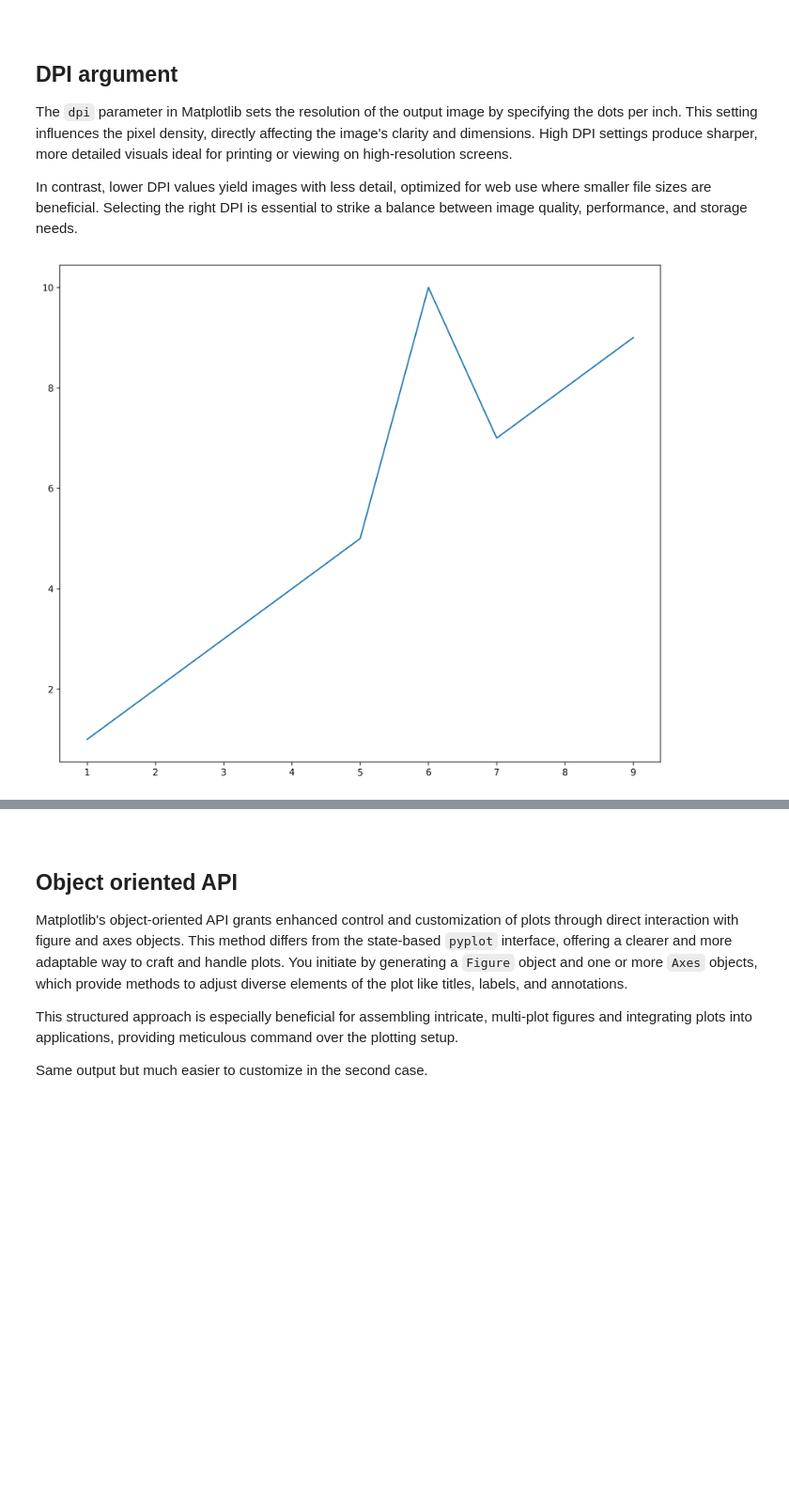
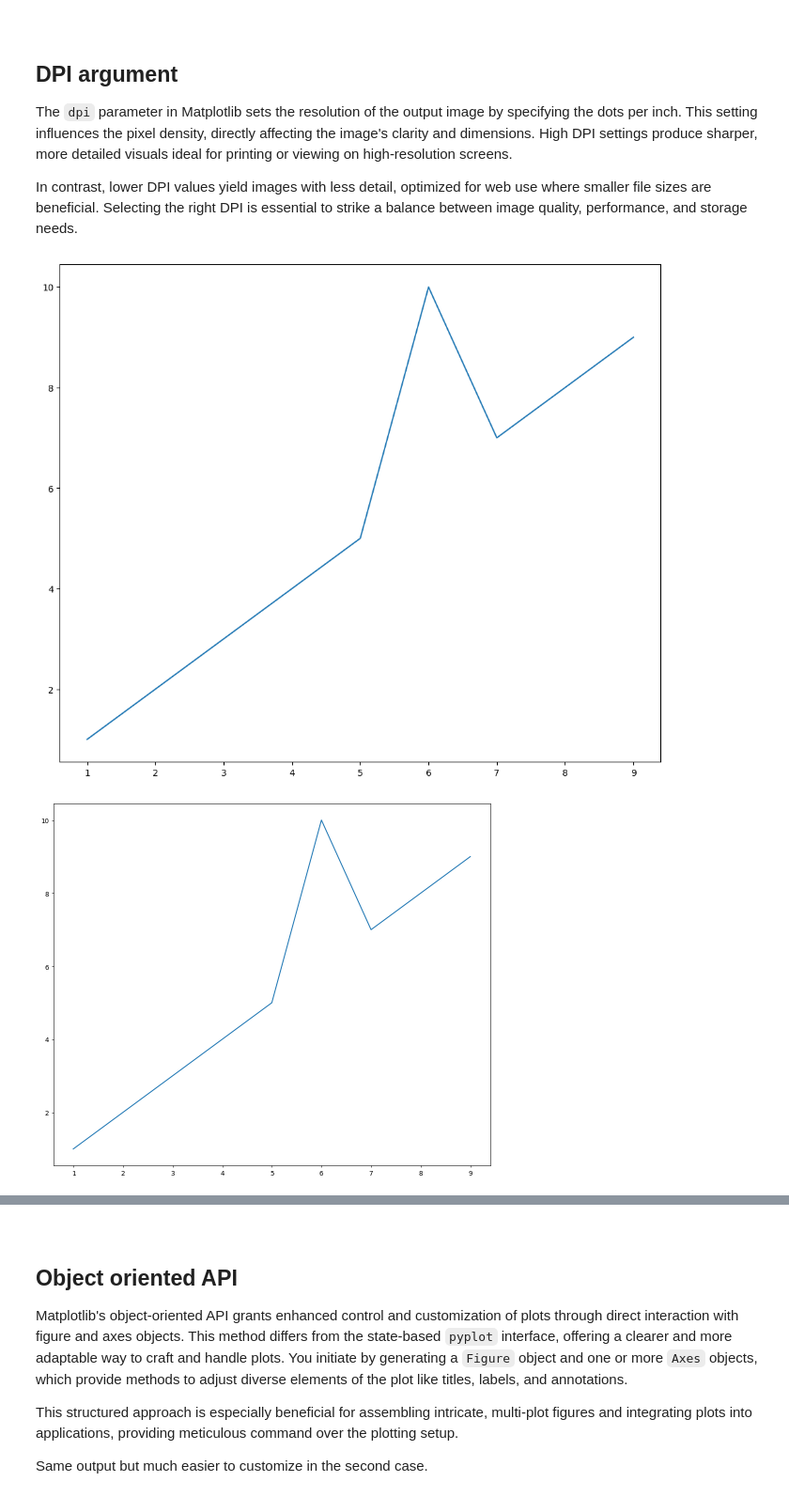
Before and after one commit to JosephBARBIERDARNAL/Sandbox, a Jupyter notebook: tips-matplotlib/matplotlib-tips.ipynb, the cells around one changed output, grey strips where cells are left out. Shown at 94% size. Cells and saved outputs as stored; diff of their text form; code cells hidden in the pictures; blank space fills up the shorter version.

```diff
--- a/tips-matplotlib/matplotlib-tips.ipynb
+++ b/tips-matplotlib/matplotlib-tips.ipynb
@@ -6,23 +6,50 @@
 The `dpi` parameter in Matplotlib sets the resolution of the output image by specifying the dots per inch. This setting influences the pixel density, directly affecting the image's clarity and dimensions. High DPI settings produce sharper, more detailed visuals ideal for printing or viewing on high-resolution screens.
 
 In contrast, lower DPI values yield images with less detail, optimized for web use where smaller file sizes are beneficial. Selecting the right DPI is essential to strike a balance between image quality, performance, and storage needs.
-# %%
-import matplotlib.pyplot as plt
-
-# 1st method
-plt.rcParams['figure.dpi'] = 300
-plt.rcParams['savefig.dpi'] = 300
-
-# 2nd method
-fig, ax = plt.subplots(figsize=(12,10), dpi=300)
-
-ax.plot(
-   [1,2,3,4,5,6,7,8,9],
-   [1,2,3,4,5,10,7,8,9]
-)
-
-# 3rd method
-plt.savefig('dpi_tuto.png', dpi=300)
-plt.show()
-# %% [output]
-[figure, removed]
+# %%
+import matplotlib.pyplot as plt
+fig, ax = plt.subplots(figsize=(12,10), dpi=100) # DEFAULT
+ax.plot(
+   [1,2,3,4,5,6,7,8,9],
+   [1,2,3,4,5,10,7,8,9]
+)
+plt.show()
+
+
+import matplotlib.pyplot as plt
+fig, ax = plt.subplots(figsize=(12,10), dpi=50)
+ax.plot(
+   [1,2,3,4,5,6,7,8,9],
+   [1,2,3,4,5,10,7,8,9]
+)
+plt.show()
+
+
+import matplotlib.pyplot as plt
+fig, ax = plt.subplots(figsize=(12,10), dpi=200)
+ax.plot(
+   [1,2,3,4,5,6,7,8,9],
+   [1,2,3,4,5,10,7,8,9]
+)
+plt.show()
+
+
+import matplotlib.pyplot as plt
+fig, ax = plt.subplots(figsize=(12,10), dpi=400)
+ax.plot(
+   [1,2,3,4,5,6,7,8,9],
+   [1,2,3,4,5,10,7,8,9]
+)
+plt.show()
+
+
+import matplotlib.pyplot as plt
+fig, ax = plt.subplots(figsize=(12,10), dpi=1000)
+ax.plot(
+   [1,2,3,4,5,6,7,8,9],
+   [1,2,3,4,5,10,7,8,9]
+)
+plt.show()
+# %% [output]
+[figure, added]
+[figure, added]
```
Also changed, not shown: parts of 1 cell of this notebook, 3 other files.
